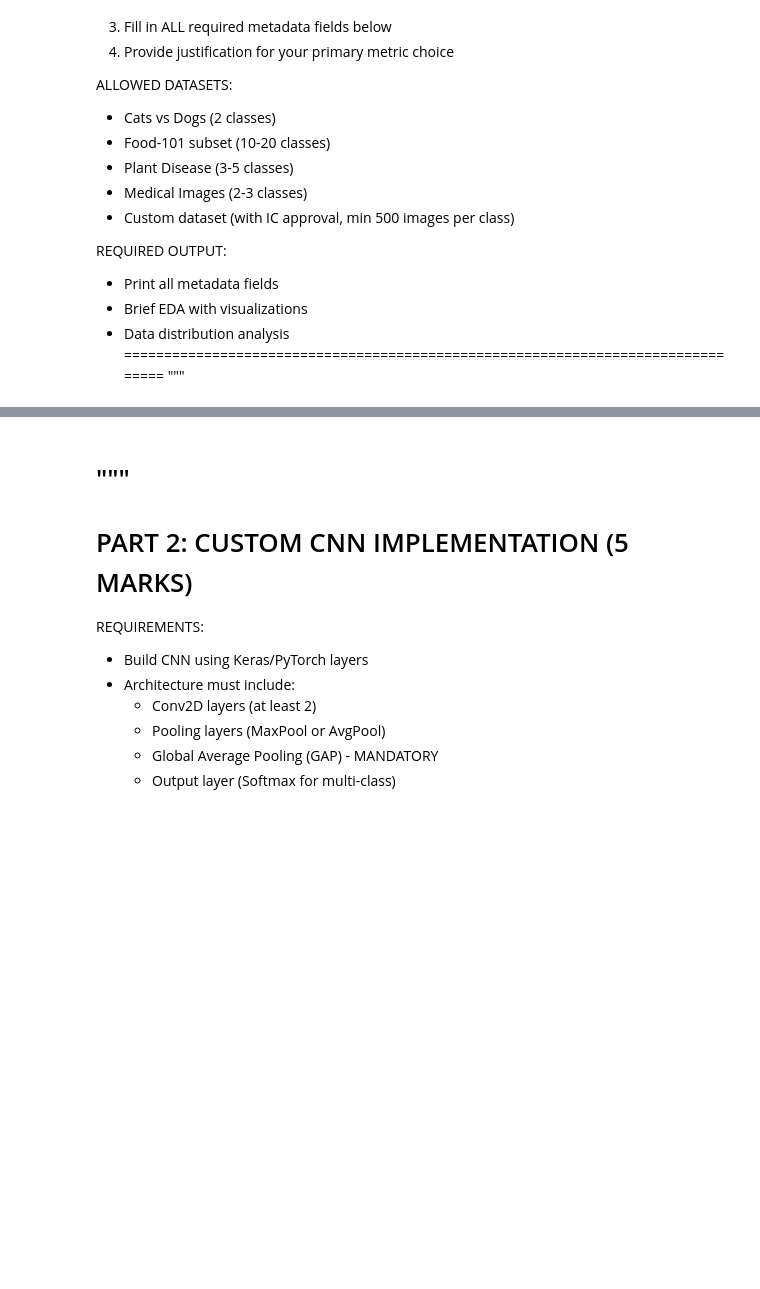
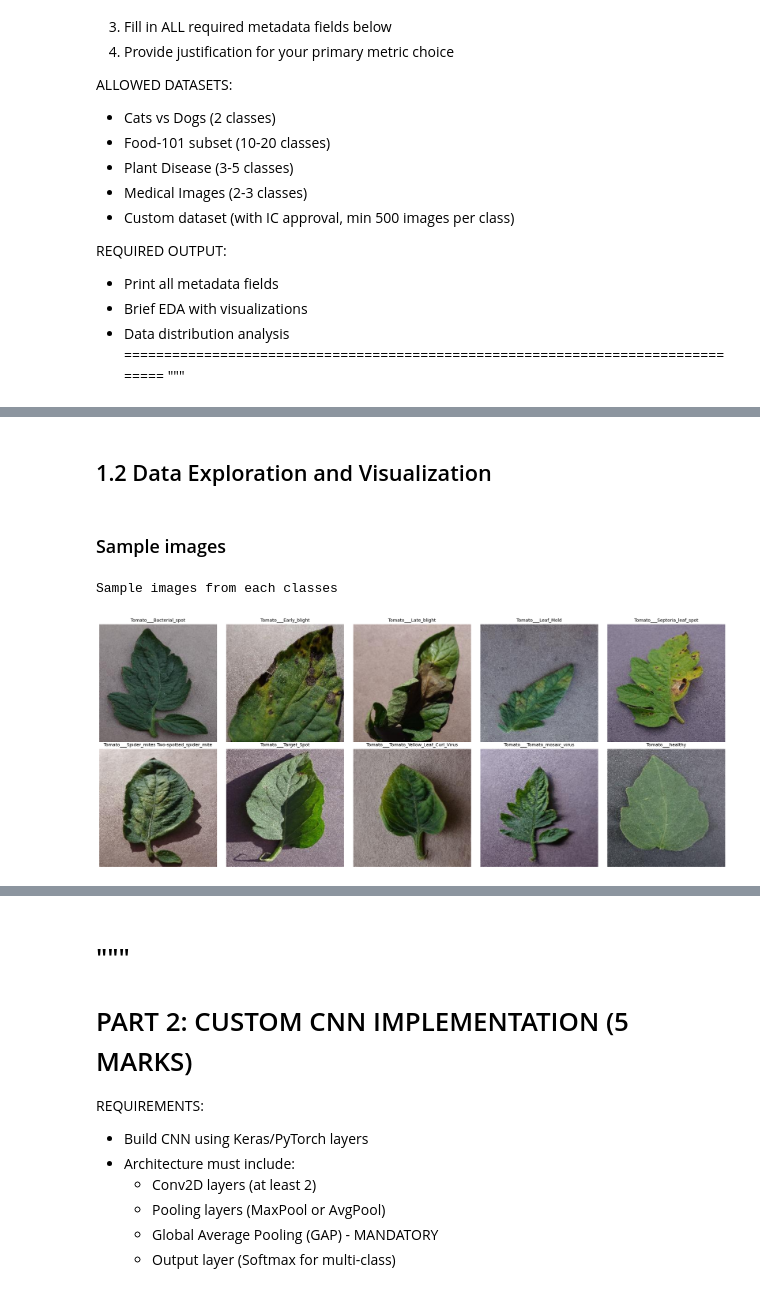
Before and after one commit to Srini235/DNN_Assignment_02_Group_250, a Jupyter notebook: CNN_assignment_Group_250.ipynb, the cells around one changed output, grey strips where cells are left out. Drawn from its saved outputs; the diff is of its cells as text; code cells hidden in the pictures; blank space fills up the shorter version.

Commit message:
finish upto data preprocessing

```diff
--- a/CNN_assignment_Group_250.ipynb
+++ b/CNN_assignment_Group_250.ipynb
@@ -181,0 +306,32 @@ print(f"Test Samples: {test_samples}")
+# %% [markdown]
+## 1.2 Data Exploration and Visualization
+# %% [markdown]
+### Sample images
+# %%
+# Show sample images from each class
+print("Sample images from each classes")
+class_samples = {}
+for idx, label in enumerate(labels):
+    if label not in class_samples:
+        class_samples[label] = idx
+    if len(class_samples) == n_classes:
+        break
+
+# Create a grid to display sample images
+fig, axes = plt.subplots(2, 5, figsize=(20, 8))
+axes = axes.ravel()
+
+for i, (label_idx, sample_idx) in enumerate(sorted(class_samples.items())):
+    # Load image without transforms to show original
+    img_path = train_dataset.imgs[sample_idx][0]
+    img = Image.open(img_path)
+
+    axes[i].imshow(img)
+    axes[i].set_title(f'{label_names[label_idx]}', fontsize=10, wrap=True)
+    axes[i].axis('off')
+
+plt.tight_layout()
+plt.show()
+# %% [output]
+Sample images from each classes
+[figure, added]
```
Also changed, not shown: parts of 14 cells of this notebook.
